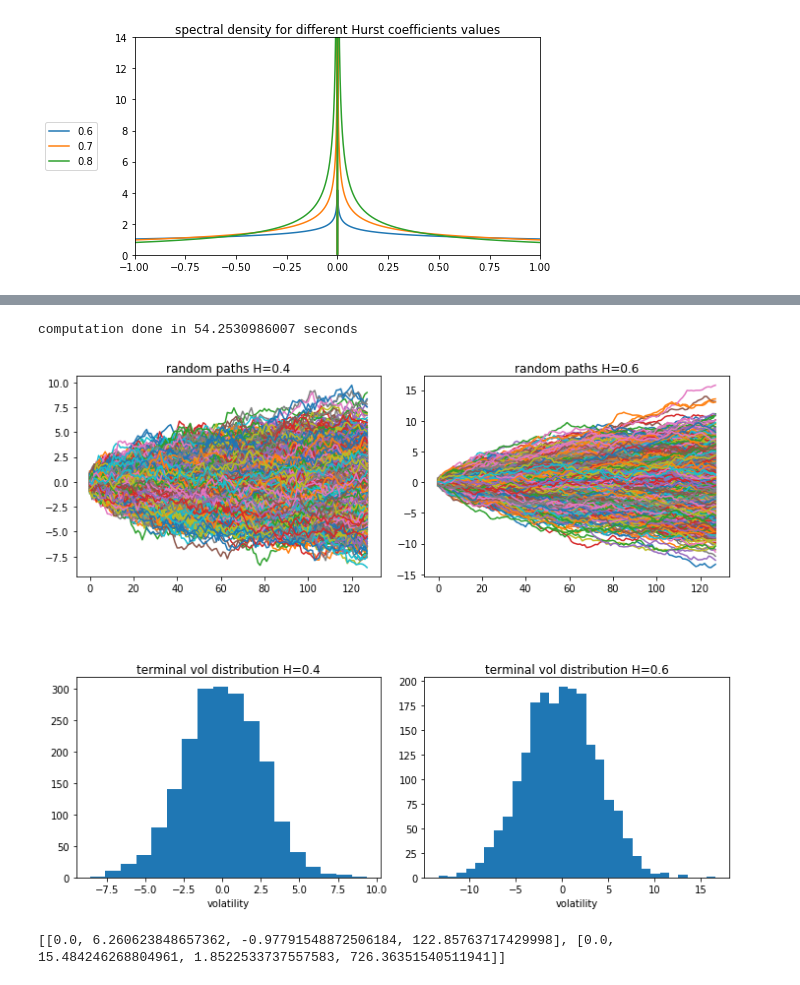
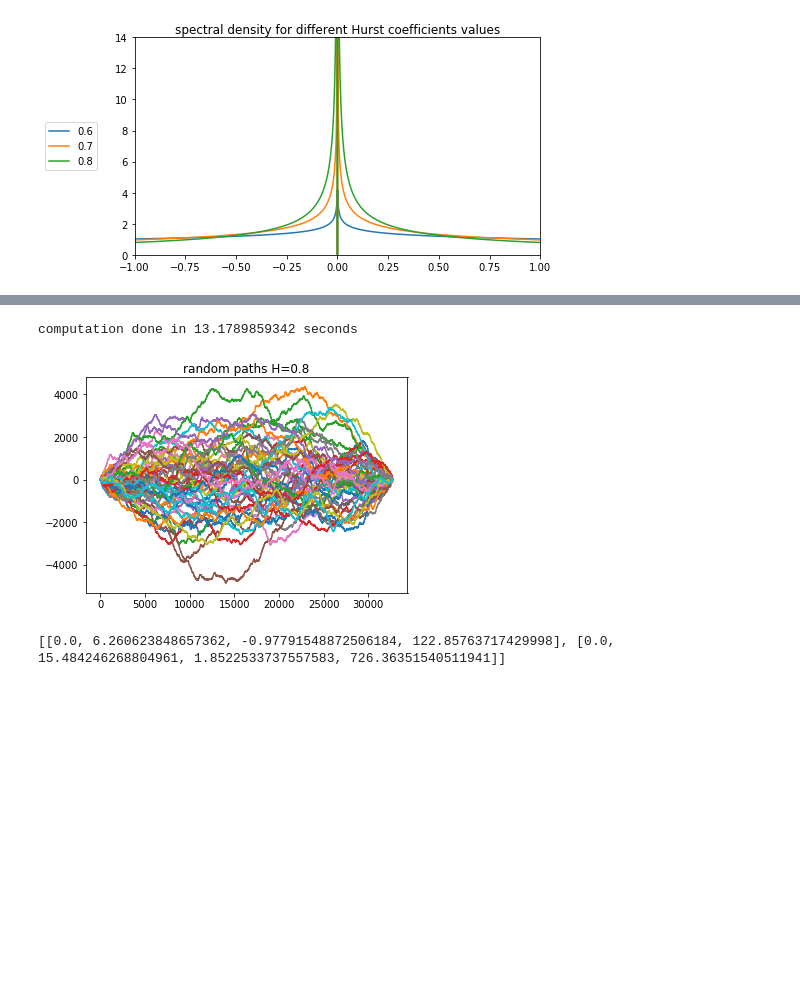
Before and after one commit to auserj/jupyterNotebooks, a Jupyter notebook: Fractional Brownian Motions/Paxson Method.ipynb, the cells around one changed output, grey strips where cells are left out. Drawn from its saved outputs; the diff is of its cells as text; code cells hidden in the pictures; blank space fills up the shorter version.

Commit message:
added paxson method

```diff
--- a/Fractional Brownian Motions/Paxson Method.ipynb
+++ b/Fractional Brownian Motions/Paxson Method.ipynb
@@ -183,15 +184,3 @@ fig.subplots_adjust(hspace=.5)
 plt.show()
 # %% [output]
 [figure]
-# %%
-def paxson(H, n, T, cum, seed = None):
-
-    # - H: the Hurst exponent
-    # - n: determines the size of the sample (sz = 2^n)
-    # - T: max time
-    # - cum: boolean indicating if we accumulate
-    # - seed: the seed for RNG for debugging
-    # returns an array of double
-    size = 2 ** n
-
-    pass
@@ -230,0 +230,8 @@ plt.show()
+# %%
+# The paxson method
+def paxson(H, n, T, cum, seed = None, debug = False):
+
+    if cum == True:
+        return np.cumsum([r.real for r in np.fft.fft(spectralSequence(H, n, T, seed, debug))])
+    else:
+        return [r.real for r in np.fft.fft(spectralSequence(H, n, T, seed, debug))]
@@ -231,55 +257,46 @@ plt.show()
 # %%
-# step 2: generate N paths with H = 0.8 coefficient
-hurst = [0.4, 0.6]
-T = 10.0
-size = 7
-N = 2000
+# generate N paths with H = 0.8 coefficient
+H = 0.8
+T = 1.0
+size = 15
+N = 50
 
 start = time.clock()
-res3 = [hosking(hurst[0], size, T, True) for x in range(N)]
-res4 = [hosking(hurst[1], size, T, True) for x in range(N)]
+res = [paxson(H, size, T, cum=True, seed=None) for x in range(N)]
 print("computation done in {} seconds".format(time.clock() - start))
 
 fig = plt.figure(figsize=(10, 8))
-ax1 = fig.add_subplot(221)
+ax = fig.add_subplot(221)
 
-ts = [[], []];
-for i in res3:
-    ts[0] = ts[0] + ax1.plot(i)
+ts = [[]];
+for i in res:
+    ts[0] = ts[0] + ax.plot(i)
 
-ax1.set_title('random paths H=' + str(hurst[0]))
-ax1.legend(loc='center right', bbox_to_anchor=(-0.08, 0.5))
-
-ax2 = fig.add_subplot(222)
-
-for i in res4:
-    ts[1] = ts[1] + ax2.plot(i)
-
-ax2.set_title('random paths H=' + str(hurst[1]))
-ax2.legend(loc='center right', bbox_to_anchor=(-0.08, 0.5))
+ax.set_title('random paths H={}'.format(H))
+ax.legend(loc='center right', bbox_to_anchor=(-0.08, 0.5))
 
 # get the terminal values
-term = [[i.get_ydata()[-1] for i in j] for j in ts]
+#term = [[i.get_ydata()[-1] for i in j] for j in ts]
 
 # create the histograms
-binwidth = 1
+#binwidth = 1
 
-ax3 = fig.add_subplot(223)
-ax3.title.set_text('terminal vol distribution H=' + str(hurst[0]))
-ax3.hist(term[0], bins=np.arange(min(term[0]), max(term[0]) + binwidth, binwidth))
-ax3.set_xlabel("volatility")
+#ax3 = fig.add_subplot(223)
+#ax3.title.set_text('terminal vol distribution H=' + str(hurst[0]))
+#ax3.hist(term[0], bins=np.arange(min(term[0]), max(term[0]) + binwidth, binwidth))
+#ax3.set_xlabel("volatility")
 
-ax4 = fig.add_subplot(224)
-ax4.title.set_text('terminal vol distribution H=' + str(hurst[1]))
-ax4.hist(term[1], bins=np.arange(min(term[1]), max(term[1]) + binwidth, binwidth))
-ax4.set_xlabel("volatility")
+#ax4 = fig.add_subplot(224)
+#ax4.title.set_text('terminal vol distribution H=' + str(hurst[1]))
+#ax4.hist(term[1], bins=np.arange(min(term[1]), max(term[1]) + binwidth, binwidth))
+#ax4.set_xlabel("volatility")
 
 fig.tight_layout()
 fig.subplots_adjust(hspace=.5)
 plt.show()
 # %% [output]
-computation done in 54.2530986007 seconds
+computation done in 13.1789859342 seconds
-[figure, old version]
+[figure, new version]
 # %%
 print([[moment(x, i) for i in range(1, 5)] for x in term])
 # %% [output]
```
Also changed, not shown: parts of 6 cells of this notebook.
